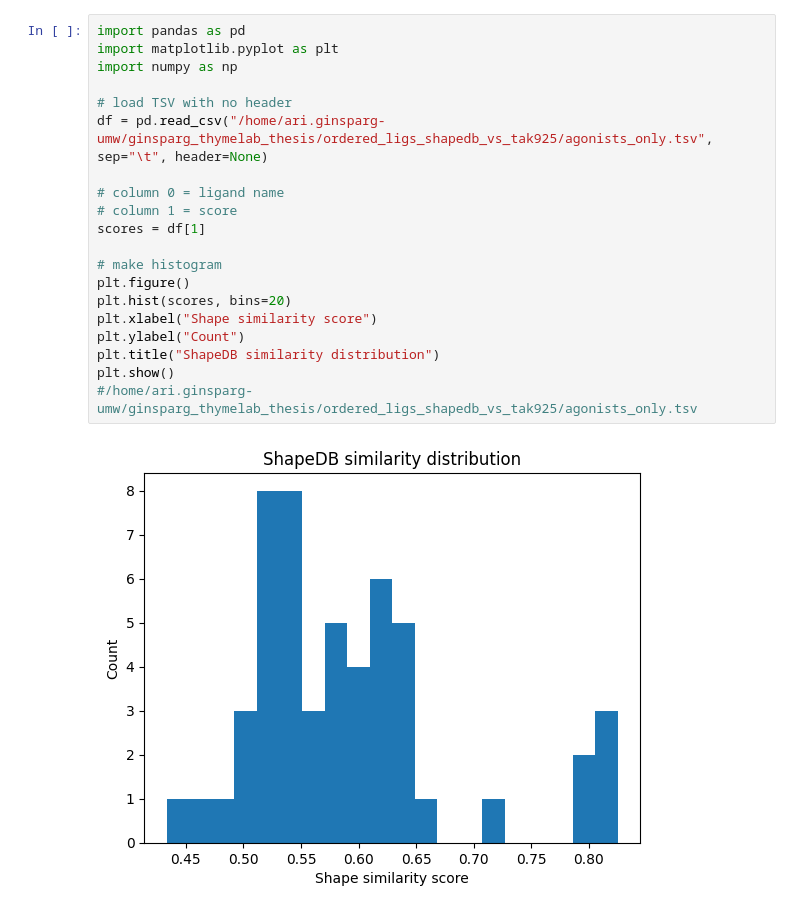
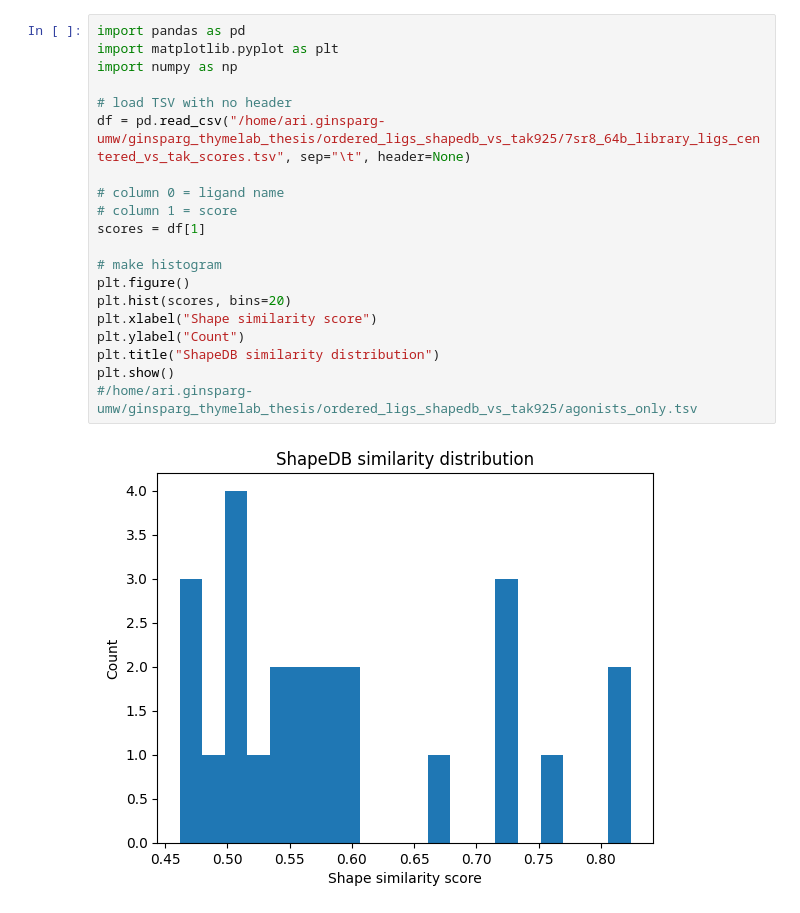
Before and after one commit to toadlover/ginsparg_thymelab_thesis, a Jupyter notebook: jupyter_notebooks/figure_making/shapedb_agonists_match_tak925.ipynb, the cells around one changed output. Cells and saved outputs as stored; diff of their text form.

Commit message:
pushing shapedb work on the 7sr8 ligands

```diff
--- a/jupyter_notebooks/figure_making/shapedb_agonists_match_tak925.ipynb
+++ b/jupyter_notebooks/figure_making/shapedb_agonists_match_tak925.ipynb
@@ -1,25 +1,25 @@
 # %%
 import pandas as pd
 import matplotlib.pyplot as plt
 import numpy as np
 
 # load TSV with no header
-df = pd.read_csv("/home/ari.ginsparg-umw/ginsparg_thymelab_thesis/ordered_ligs_shapedb_vs_tak925/agonists_only.tsv", sep="\t", header=None)
+df = pd.read_csv("/home/ari.ginsparg-umw/ginsparg_thymelab_thesis/ordered_ligs_shapedb_vs_tak925/7sr8_64b_library_ligs_centered_vs_tak_scores.tsv", sep="\t", header=None)
 
 # column 0 = ligand name
 # column 1 = score
 scores = df[1]
 
 # make histogram
 plt.figure()
 plt.hist(scores, bins=20)
 plt.xlabel("Shape similarity score")
 plt.ylabel("Count")
 plt.title("ShapeDB similarity distribution")
 plt.show()
 #/home/ari.ginsparg-umw/ginsparg_thymelab_thesis/ordered_ligs_shapedb_vs_tak925/agonists_only.tsv
 # %% [output]
-[figure, old version]
+[figure, new version]
 # %%
 plt.figure(figsize=(6,4))
 plt.hist(scores, bins=20, edgecolor="black")
```
Also changed, not shown: parts of 3 cells of this notebook, 12 other files.
